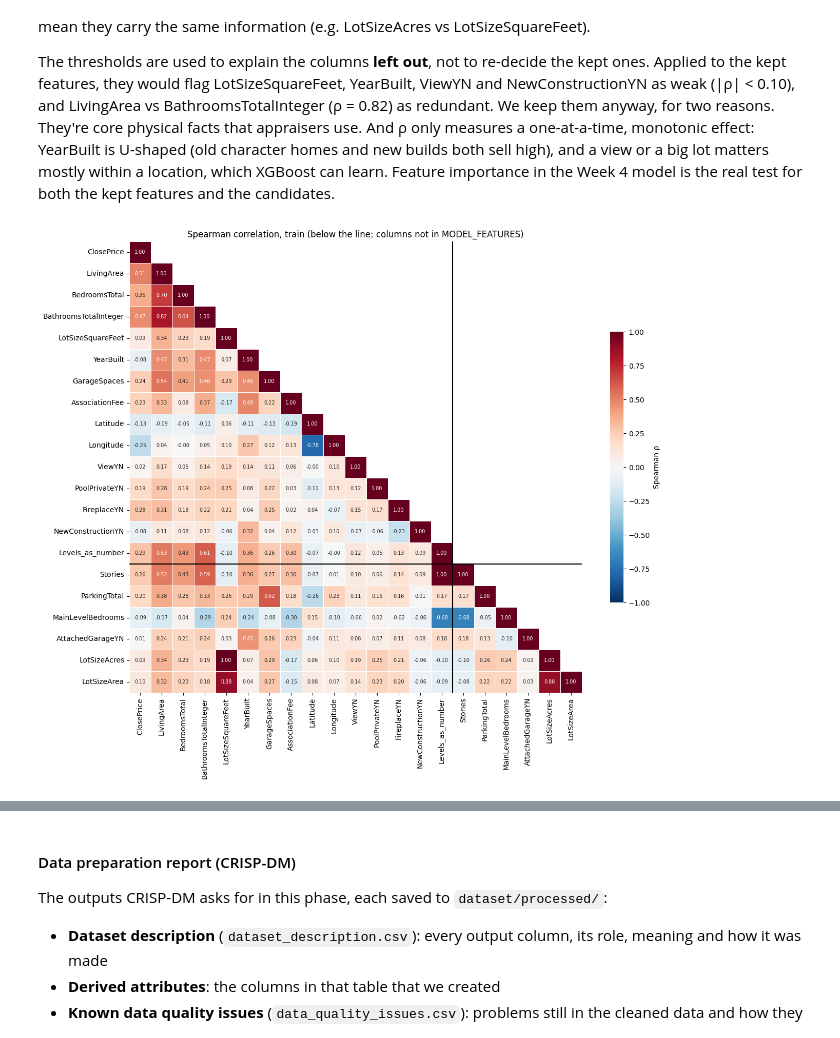
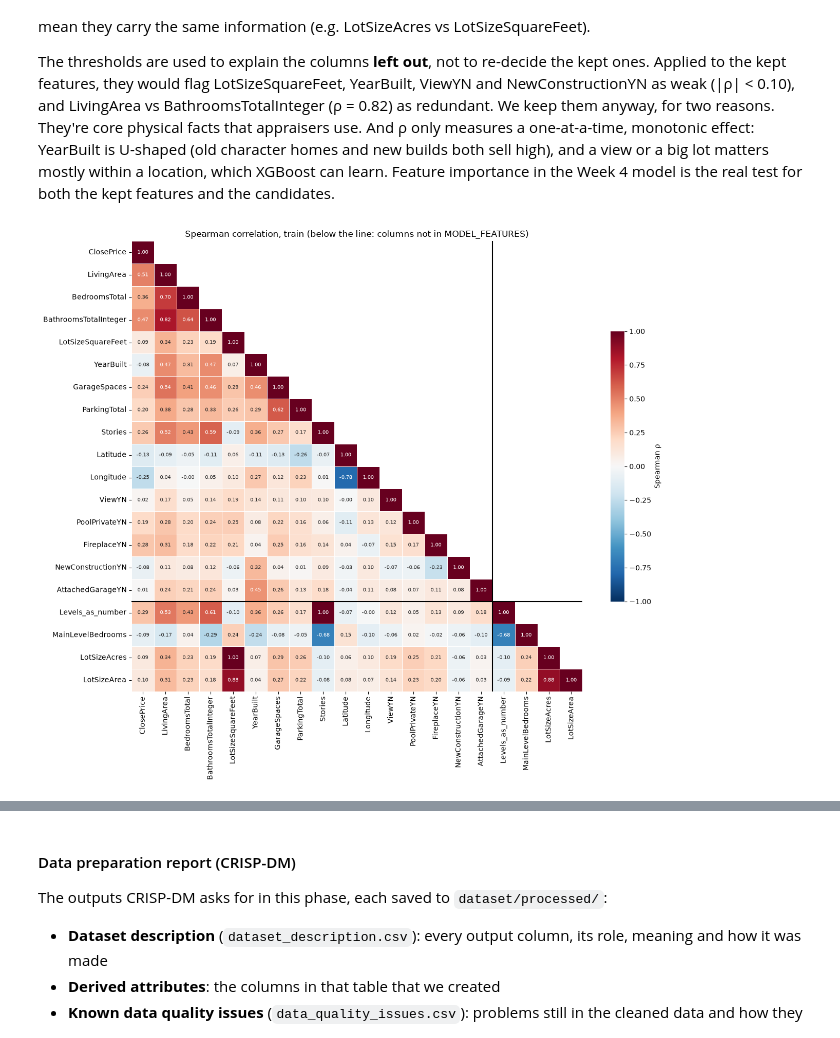
Before and after one commit to eemilycchen/IDX-Exchange-Data-Science, a Jupyter notebook: 02_preprocessing.ipynb, the cells around one changed output, grey strips where cells are left out. Drawn from its saved outputs; the diff is of its cells as text; code cells hidden in the pictures.

```diff
--- a/02_preprocessing.ipynb
+++ b/02_preprocessing.ipynb
@@ -105,7 +114,7 @@ def drop_columns(df, keep, split, step, reason_for):
 def load_months(months, split):
     dfs = []
     for m in months:
-        d = pd.read_csv(files[m], low_memory=False)
+        d = pd.read_csv(files[m], low_memory=False, dtype={"PostalCode": str})
         # schema drift: record which columns this file doesn't have
         missing = [c for c in ALL_COLUMNS if c not in d.columns]
         schema_log.append({"split": split, "month": m, "file": os.path.basename(files[m]),
@@ -426,22 +473,25 @@ CRISP-DM asks for correlation or significance checks when deciding which columns
 - **Categorical columns:** ε², the share of the variance in price *rank* that the categories explain (the Kruskal-Wallis effect size). It's adjusted for the number of categories, so 11k subdivisions aren't rewarded just for being many. Location is already in the model, so the deciding number is how much a column explains **beyond PostalCode**.
 - With ~285k rows nearly every p-value is tiny, so p only tells us an effect isn't zero. Decisions use the effect size, with the thresholds below.
 # %%
-WEAK_RHO = 0.10             # |ρ| with ClosePrice below this -> too weak to add
-REDUNDANT_RHO = 0.80        # |ρ| with a kept feature at or above this -> same information
-MIN_GAIN_BEYOND_ZIP = 0.02  # ε² beyond PostalCode below this -> location already covers it
+# Does this column relate to price? low means it has too little signal to add
+WEAK_RHO = 0.10
+# A copy of a column we already keep?
+REDUNDANT_RHO = 0.80
+# Does it tell us anything IP code doesn't?
+MIN_GAIN_BEYOND_ZIP = 0.02
 
 # Columns outside MODEL_FEATURES that get evidence (the not_selected ones, plus the redundant lot sizes)
-NUMERIC_CANDIDATES = ["Stories", "ParkingTotal", "MainLevelBedrooms", "AttachedGarageYN", "LotSizeAcres", "LotSizeArea"]
+NUMERIC_CANDIDATES = ["Levels_as_number", "MainLevelBedrooms", "LotSizeAcres", "LotSizeArea"]
 CATEGORICAL_CANDIDATES = ["HighSchoolDistrict", "HighSchool", "MiddleOrJuniorSchool", "ElementarySchool",
-                          "MLSAreaMajor", "Flooring", "SubdivisionName"]
-CATEGORICAL_KEPT = ["City", "CountyOrParish", "PostalCode", "Levels"]
+                          "MLSAreaMajor", "Flooring", "SubdivisionName", "Levels"]
+CATEGORICAL_KEPT = ["City", "CountyOrParish", "PostalCode"]
 # evidence only: Levels as a number, so it can be compared with Stories in the heatmap
 LEVELS_AS_NUMBER = {"One": 1, "Two": 2, "ThreeOrMore": 3}
 
 
 def numeric_kept(train):
-    # kept numeric features that exist before step 4 (HasHOA is made there)
-    return [c for c in MODEL_FEATURES if c not in CATEGORICAL_KEPT and c in train] + ["Levels_as_number"]
+    # kept numeric features that exist in the raw train data
+    return [c for c in MODEL_FEATURES if c not in CATEGORICAL_KEPT and c in train]
 
 
 def rank_epsilon2(values, groups, total_ss):
@@ -452,9 +502,10 @@ def rank_epsilon2(values, groups, total_ss):
     return float((ssb - (k - 1) * msw) / total_ss)
 
 
+# this is used in spearman correlation heat map
 def field_evidence(train):
     df = train.copy()
-    for c in YN_COLS + ["AttachedGarageYN"]:
+    for c in YN_COLS:
         df[c] = df[c].map({True: 1, False: 0, "True": 1, "False": 0})  # keep NaN as NaN
     df["Levels_as_number"] = df["Levels"].map(LEVELS_AS_NUMBER)
     kept = numeric_kept(df)
@@ -490,9 +541,8 @@ def field_evidence(train):
     # to_json writes missing pairs as null, so params.json stays valid JSON
     return {"spearman": json.loads(corr.round(4).to_json()), "columns": columns}
 
-
+ # The reason a column was left out, from its field_evidence numbers and the thresholds above
 def selection_reason(ev):
-    # The reason a column was left out, from its field_evidence numbers and the thresholds above
     miss = f"{ev['percent_missing']}% missing in train"
     if ev["kind"] == "numeric":
         if abs(ev["rho_closest_kept"]) >= REDUNDANT_RHO:
@@ -527,8 +577,8 @@ stage = drop_reported_later(stage)  # before fit_params, so train values don't i
 
 params = fit_params(stage["train"])  # TRAIN ONLY
 params["cleaning_rules"] = {
-    "min_sqft_per_bedroom": MIN_SQFT_PER_BEDROOM,
-    "max_baths_per_bedroom": MAX_BATHS_PER_BEDROOM,
+    # min_sqft_per_bedroom / max_baths_per_bedroom: on hold until 10/31/2026, not applied
+    "valid_ranges": {c: list(r) for c, r in VALID_RANGES.items()},
 }
 params["data_snapshot"] = {
     "files": {m: os.path.basename(files[m]) for m in [*TRAIN_MONTHS, VAL_MONTH, TEST_MONTH]},
@@ -538,12 +588,12 @@ params["data_snapshot"] = {
 params["field_evidence"] = field_evidence(stage["train"])  # TRAIN ONLY, before outliers/imputation
 with open(os.path.join(OUT_DIR, "params.json"), "w") as f:
     json.dump(params, f, indent=2)
-print({k: v for k, v in params.items() if k not in ("city_centroid", "column_profile", "field_evidence")})
+print({k: v for k, v in params.items() if k not in ("column_profile", "field_evidence")})
 
 clean = {}
 for split, df in stage.items():
     df = remove_outliers(df, params, split)
-    df = fill_missing(df, params, split)
+    df = add_missing_flags(df, split)
     clean[split] = finalize(df, params, split)
 
 {k: v.shape for k, v in clean.items()}
@@ -649,20 +692,20 @@ Spearman heatmap (train): the kept numeric features are first, and the candidate
 The thresholds are used to explain the columns **left out**, not to re-decide the kept ones. Applied to the kept features, they would flag LotSizeSquareFeet, YearBuilt, ViewYN and NewConstructionYN as weak (|ρ| < 0.10), and LivingArea vs BathroomsTotalInteger (ρ = 0.82) as redundant. We keep them anyway, for two reasons. They're core physical facts that appraisers use. And ρ only measures a one-at-a-time, monotonic effect: YearBuilt is U-shaped (old character homes and new builds both sell high), and a view or a big lot matters mostly within a location, which XGBoost can learn. Feature importance in the Week 4 model is the real test for both the kept features and the candidates.
 # %%
 corr = pd.DataFrame(params["field_evidence"]["spearman"])
-order = ["ClosePrice"] + numeric_kept(stage["train"].assign(Levels_as_number=0)) + NUMERIC_CANDIDATES
+order = ["ClosePrice"] + numeric_kept(stage["train"]) + NUMERIC_CANDIDATES
 corr = corr.loc[order, order]
 
 fig, ax = plt.subplots(figsize=(13, 11))
 sns.heatmap(corr, mask=np.triu(np.ones_like(corr, dtype=bool), k=1), cmap="RdBu_r", vmin=-1, vmax=1, center=0,
             annot=True, fmt=".2f", annot_kws={"size": 7}, linewidths=0.5, cbar_kws={"label": "Spearman ρ", "shrink": 0.6}, ax=ax)
 split_at = len(order) - len(NUMERIC_CANDIDATES)
 ax.axhline(split_at, color="black", lw=1.5)
 ax.axvline(split_at, color="black", lw=1.5)
 ax.set_title("Spearman correlation, train (below the line: columns not in MODEL_FEATURES)")
 plt.tight_layout()
 fig.savefig(os.path.join(OUT_DIR, "spearman_heatmap.png"), dpi=150)
 plt.show()
 # %% [output]
-[figure, old version]
+[figure, new version]
 # %%
 # One row per evidence column: the numbers, and the decision drop_reason made from them
```
Also changed, not shown: parts of 16 cells of this notebook, 1 other file.
